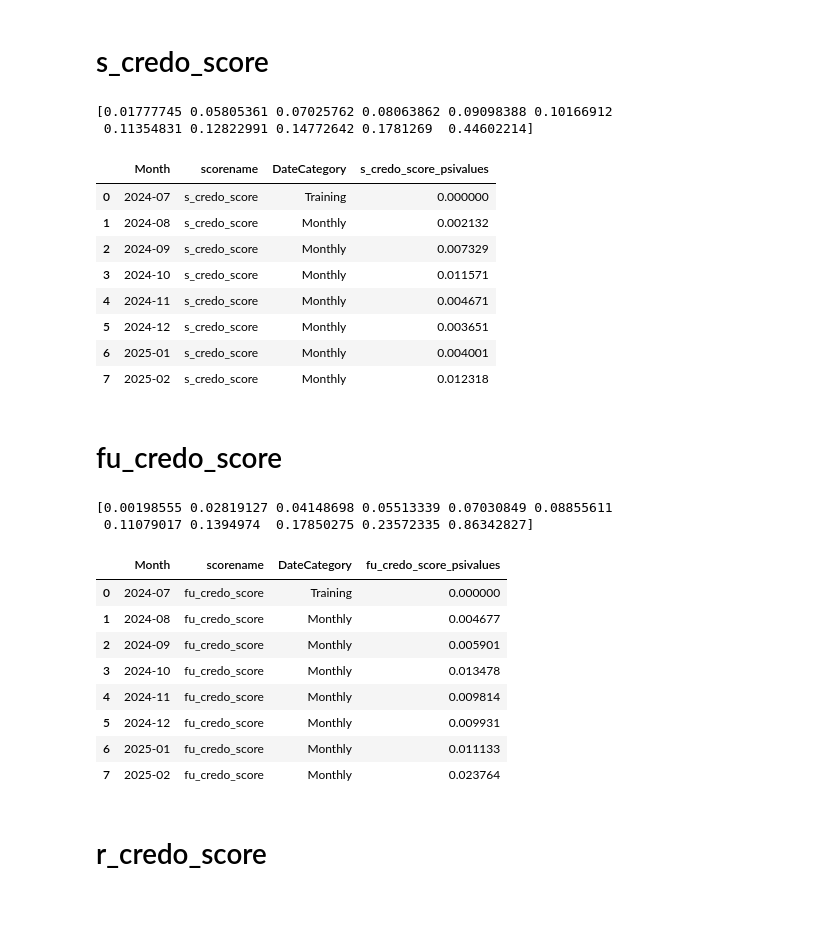
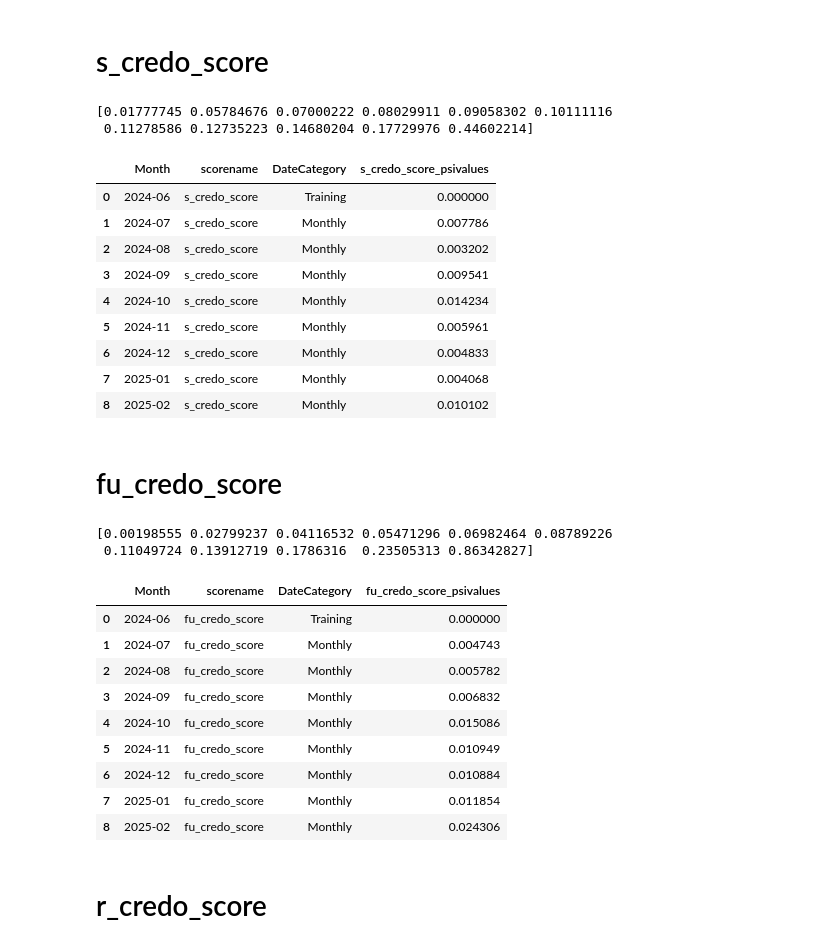
Before and after one commit to dchakroborti-tonik/Model_Monitoring, a Jupyter notebook: PSI Monitoring/PSI_Monitoring_20250224.ipynb, the cells around one changed output. Cells and saved outputs as stored; diff of their text form; code cells hidden in the pictures; blank space fills up the shorter version.

```diff
--- a/PSI Monitoring/PSI_Monitoring_20250224.ipynb
+++ b/PSI Monitoring/PSI_Monitoring_20250224.ipynb
@@ -1103,13 +1126,13 @@ with base as
   FORMAT_DATE('%F', DATE_TRUNC(a.ln_appln_submit_datetime, WEEK(MONDAY))) as Appl_week_start_date,
   EXTRACT(WEEK(MONDAY) FROM a.ln_appln_submit_datetime) as Appl_week_number,
   a.ln_loan_type,
-  case when date_trunc(a.ln_appln_submit_datetime, day) between '2023-07-01' and '2024-07-31' then 'Train'
-       when date_trunc(a.ln_appln_submit_datetime, day) >= '2024-08-01' then 'Test'
+  case when date_trunc(a.ln_appln_submit_datetime, day) between '2023-07-01' and '2024-06-30' then 'Train'
+       when date_trunc(a.ln_appln_submit_datetime, day) >= '2024-07-01' then 'Test'
        Else 'Other' end dataselection,
   a.s_credo_score,
  from
  prj-prod-dataplatform.risk_mart.sil_risk_ds_master_20230101_20250206 a
- where a.ln_loan_applied_flag = 1
+ where a.ln_loan_applied_flag = 1  and ln_dl_rule_reject_flag = 0
  and date_trunc(a.ln_appln_submit_datetime, day) >= '2023-04-01'
  )
  select * from base where s_credo_score is not null and dataselection in ('Train', 'Test');"""
@@ -1154,43 +1177,44 @@ monthly_psi_results = []
 
 # Add the train set PSI to the results (with the correct last month)
 monthly_psi_results.append({
     'Month': last_train_month_str,  # Use the last month of the training set
     # 'loan_type': train_df['ln_loan_type'].iloc[0],  # Assuming loan_type is consistent in the train set
     'scorename': 's_credo_score',
     'DateCategory': 'Training',
     'psivalues': train_psi
 })
 
 # Calculate monthly PSI for the test set
 for month in sorted(test_df['Application_month'].unique()):
     month_str = month.strftime('%Y-%m')
     month_df = test_df[test_df['Application_month'] == month]
     if not month_df.empty:
         month_psi = calculate_psi_with_bins(month_df['s_credo_score'], train_decile_bins)
         monthly_psi_results.append({
             'Month': month_str,
             # 'loan_type': month_df['ln_loan_type'].iloc[0],  # Assuming loan_type is consistent in the month
             'scorename': 's_credo_score',
             'DateCategory': 'Monthly',
             'psivalues': month_psi
         })
 
 # Create the output DataFrame
 s_credo_score_output_df = pd.DataFrame(monthly_psi_results)
 s_credo_score_output_df.rename(columns= {'psivalues':'s_credo_score_psivalues'}, inplace = True)
 s_credo_score_output_df
 # %% [output]
-[0.01777745 0.05805361 0.07025762 0.08063862 0.09098388 0.10166912
- 0.11354831 0.12822991 0.14772642 0.1781269  0.44602214]
+[0.01777745 0.05784676 0.07000222 0.08029911 0.09058302 0.10111116
+ 0.11278586 0.12735223 0.14680204 0.17729976 0.44602214]
 |  | Month | scorename | DateCategory | s_credo_score_psivalues |
-| 0 | 2024-07 | s_credo_score | Training | 0.000000 |
-| 1 | 2024-08 | s_credo_score | Monthly | 0.002132 |
-| 2 | 2024-09 | s_credo_score | Monthly | 0.007329 |
-| 3 | 2024-10 | s_credo_score | Monthly | 0.011571 |
-| 4 | 2024-11 | s_credo_score | Monthly | 0.004671 |
-| 5 | 2024-12 | s_credo_score | Monthly | 0.003651 |
-| 6 | 2025-01 | s_credo_score | Monthly | 0.004001 |
-| 7 | 2025-02 | s_credo_score | Monthly | 0.012318 |
+| 0 | 2024-06 | s_credo_score | Training | 0.000000 |
+| 1 | 2024-07 | s_credo_score | Monthly | 0.007786 |
+| 2 | 2024-08 | s_credo_score | Monthly | 0.003202 |
+| 3 | 2024-09 | s_credo_score | Monthly | 0.009541 |
+| 4 | 2024-10 | s_credo_score | Monthly | 0.014234 |
+| 5 | 2024-11 | s_credo_score | Monthly | 0.005961 |
+| 6 | 2024-12 | s_credo_score | Monthly | 0.004833 |
+| 7 | 2025-01 | s_credo_score | Monthly | 0.004068 |
+| 8 | 2025-02 | s_credo_score | Monthly | 0.010102 |
 # %% [markdown]
 # fu_credo_score
 # %%
@@ -1208,13 +1232,13 @@ with base as
   FORMAT_DATE('%F', DATE_TRUNC(a.ln_appln_submit_datetime, WEEK(MONDAY))) as Appl_week_start_date,
   EXTRACT(WEEK(MONDAY) FROM a.ln_appln_submit_datetime) as Appl_week_number,
   a.ln_loan_type,
-  case when date_trunc(a.ln_appln_submit_datetime, day) between '2023-07-01' and '2024-07-31' then 'Train'
-       when date_trunc(a.ln_appln_submit_datetime, day) >= '2024-08-01' then 'Test'
+  case when date_trunc(a.ln_appln_submit_datetime, day) between '2023-07-01' and '2024-06-30' then 'Train'
+       when date_trunc(a.ln_appln_submit_datetime, day) >= '2024-07-01' then 'Test'
        Else 'Other' end dataselection,
   a.fu_credo_score,
  from
  prj-prod-dataplatform.risk_mart.sil_risk_ds_master_20230101_20250206 a
- where a.ln_loan_applied_flag = 1
+ where a.ln_loan_applied_flag = 1  and ln_dl_rule_reject_flag = 0
  and date_trunc(a.ln_appln_submit_datetime, day) >= '2023-04-01'
  )
  select * from base where fu_credo_score is not null and dataselection in ('Train', 'Test');"""
@@ -1285,17 +1309,18 @@ fu_credo_score_output_df = pd.DataFrame(monthly_psi_results)
 fu_credo_score_output_df.rename(columns={'psivalues':'fu_credo_score_psivalues'}, inplace = True)
 fu_credo_score_output_df
 # %% [output]
-[0.00198555 0.02819127 0.04148698 0.05513339 0.07030849 0.08855611
- 0.11079017 0.1394974  0.17850275 0.23572335 0.86342827]
+[0.00198555 0.02799237 0.04116532 0.05471296 0.06982464 0.08789226
+ 0.11049724 0.13912719 0.1786316  0.23505313 0.86342827]
 |  | Month | scorename | DateCategory | fu_credo_score_psivalues |
-| 0 | 2024-07 | fu_credo_score | Training | 0.000000 |
-| 1 | 2024-08 | fu_credo_score | Monthly | 0.004677 |
-| 2 | 2024-09 | fu_credo_score | Monthly | 0.005901 |
-| 3 | 2024-10 | fu_credo_score | Monthly | 0.013478 |
-| 4 | 2024-11 | fu_credo_score | Monthly | 0.009814 |
-| 5 | 2024-12 | fu_credo_score | Monthly | 0.009931 |
-| 6 | 2025-01 | fu_credo_score | Monthly | 0.011133 |
-| 7 | 2025-02 | fu_credo_score | Monthly | 0.023764 |
+| 0 | 2024-06 | fu_credo_score | Training | 0.000000 |
+| 1 | 2024-07 | fu_credo_score | Monthly | 0.004743 |
+| 2 | 2024-08 | fu_credo_score | Monthly | 0.005782 |
+| 3 | 2024-09 | fu_credo_score | Monthly | 0.006832 |
+| 4 | 2024-10 | fu_credo_score | Monthly | 0.015086 |
+| 5 | 2024-11 | fu_credo_score | Monthly | 0.010949 |
+| 6 | 2024-12 | fu_credo_score | Monthly | 0.010884 |
+| 7 | 2025-01 | fu_credo_score | Monthly | 0.011854 |
+| 8 | 2025-02 | fu_credo_score | Monthly | 0.024306 |
 # %% [markdown]
 # r_credo_score
 # %%
```
Also changed, not shown: parts of 19 cells of this notebook.
